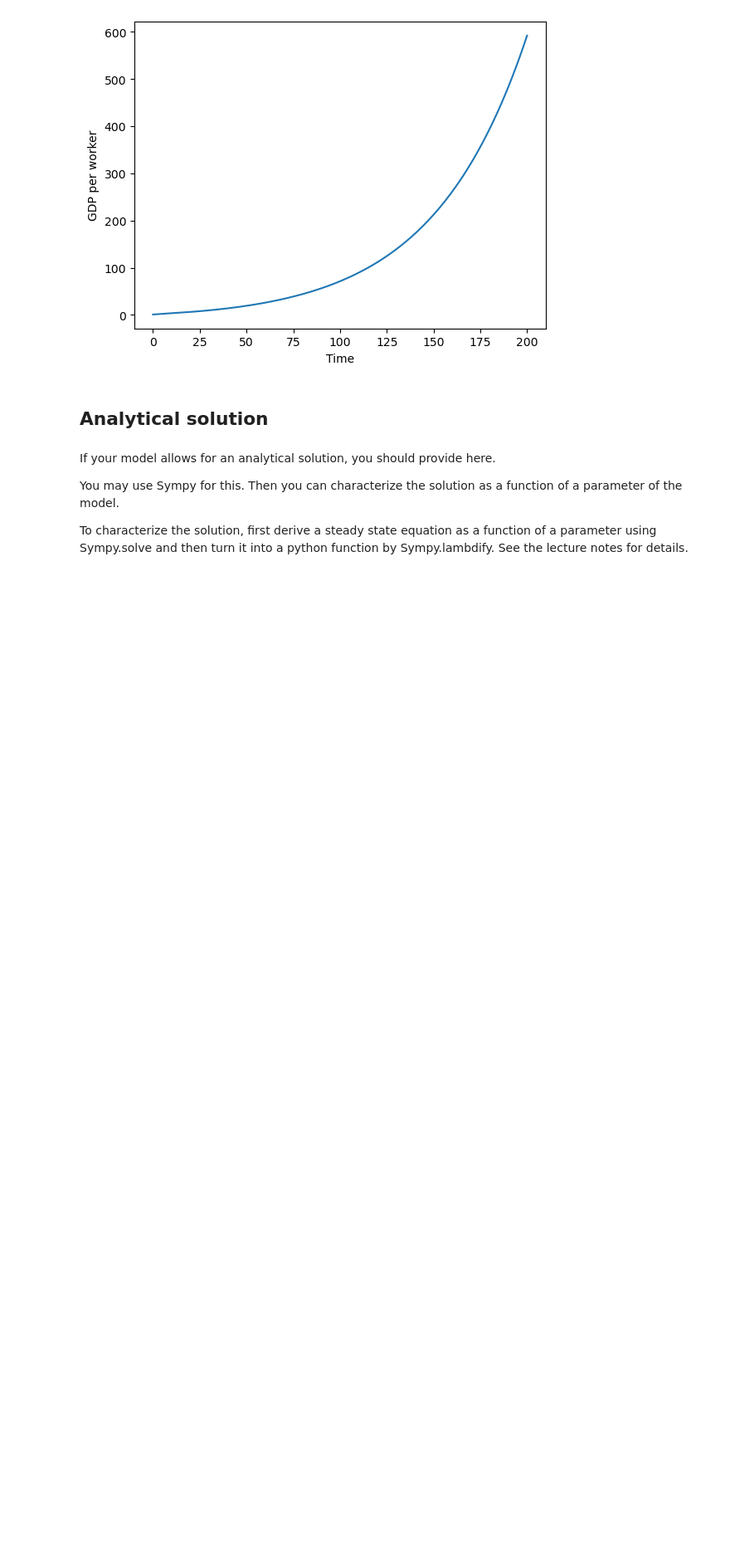
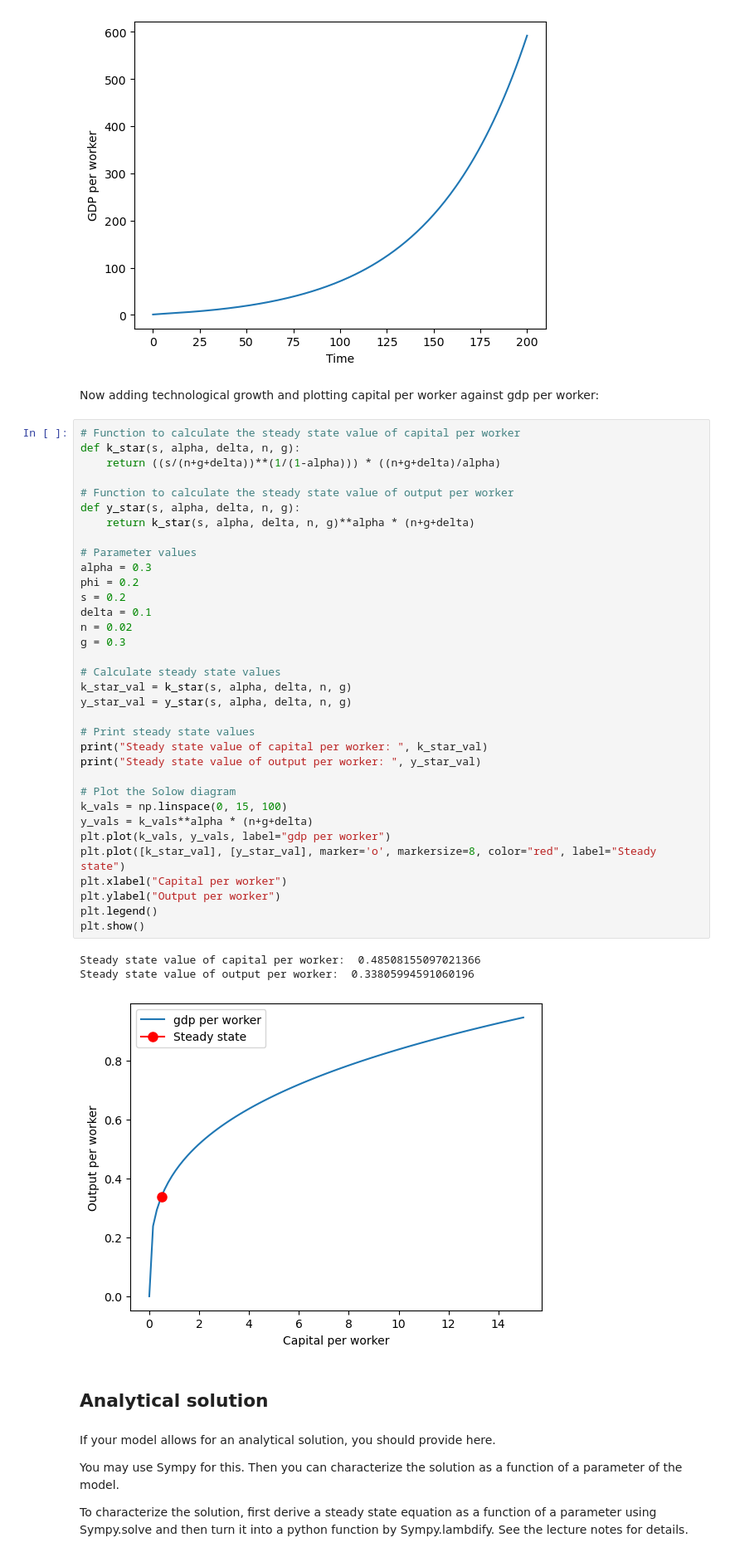
Before and after one commit to NumEconCopenhagen/projects-2023-rvcode, a Jupyter notebook: modelproject/modelproject.ipynb, the cells around one changed output. Shown at 83% size. Saved outputs shown, nothing was run; the diff lists cells and outputs as text; blank space fills up the shorter version.

```diff
--- a/modelproject/modelproject.ipynb
+++ b/modelproject/modelproject.ipynb
@@ -172,6 +169,46 @@ plt.ylabel('GDP per worker')
 plt.show()
 # %% [output]
 [figure]
+# %% [markdown]
+Now adding technological growth and plotting capital per worker against gdp per worker:
+# %%
+# Function to calculate the steady state value of capital per worker
+def k_star(s, alpha, delta, n, g):
+    return ((s/(n+g+delta))**(1/(1-alpha))) * ((n+g+delta)/alpha)
+
+# Function to calculate the steady state value of output per worker
+def y_star(s, alpha, delta, n, g):
+    return k_star(s, alpha, delta, n, g)**alpha * (n+g+delta)
+
+# Parameter values
+alpha = 0.3
+phi = 0.2
+s = 0.2
+delta = 0.1
+n = 0.02
+g = 0.3
+
+# Calculate steady state values
+k_star_val = k_star(s, alpha, delta, n, g)
+y_star_val = y_star(s, alpha, delta, n, g)
+
+# Print steady state values
+print("Steady state value of capital per worker: ", k_star_val)
+print("Steady state value of output per worker: ", y_star_val)
+
+# Plot the Solow diagram
+k_vals = np.linspace(0, 15, 100)
+y_vals = k_vals**alpha * (n+g+delta)
+plt.plot(k_vals, y_vals, label="gdp per worker")
+plt.plot([k_star_val], [y_star_val], marker='o', markersize=8, color="red", label="Steady state")
+plt.xlabel("Capital per worker")
+plt.ylabel("Output per worker")
+plt.legend()
+plt.show()
+# %% [output]
+Steady state value of capital per worker:  0.48508155097021366
+Steady state value of output per worker:  0.33805994591060196
+[figure, added]
 # %% [markdown]
 ## Analytical solution
 # %% [markdown]
```
Also changed, not shown: parts of 1 cell of this notebook.
